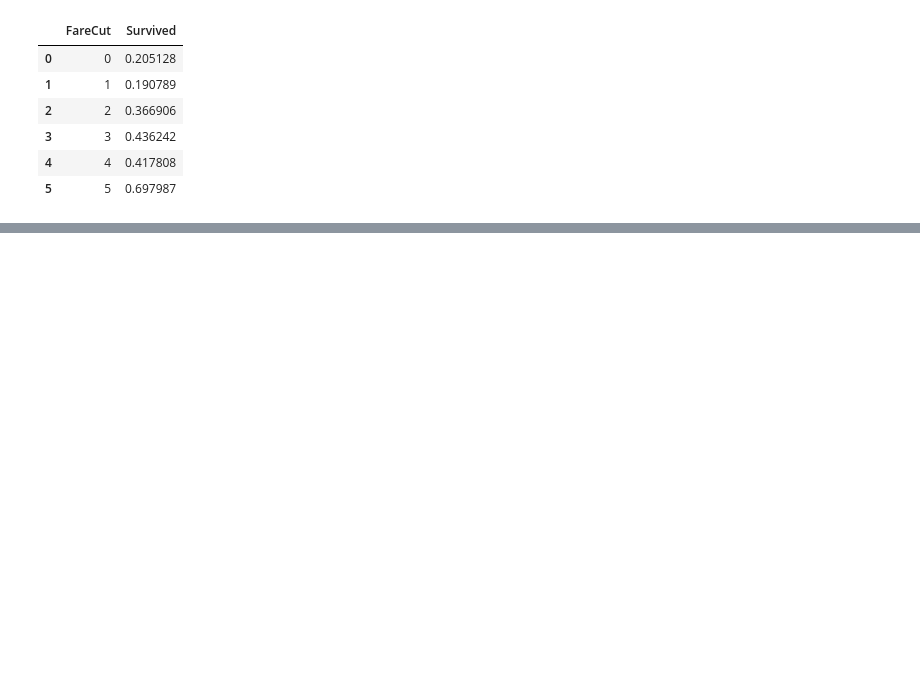
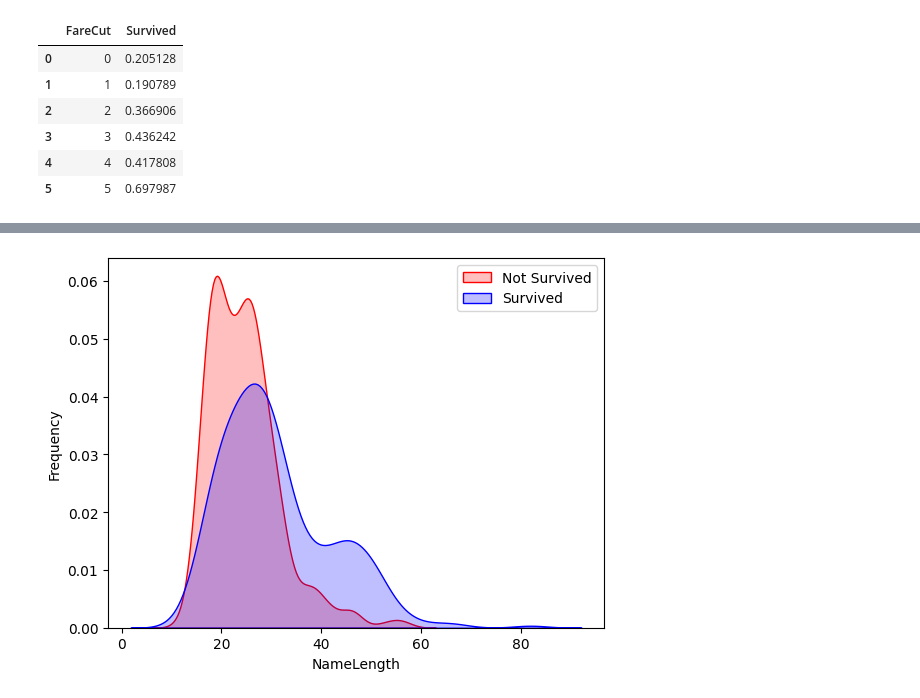
Before and after one commit to raviit244/Kaggle-Titanic, a Jupyter notebook: titanic_pred.ipynb, the cells around one changed output, grey strips where cells are left out. Drawn from its saved outputs; the diff is of its cells as text; code cells hidden in the pictures; blank space fills up the shorter version.

```diff
--- a/titanic_pred.ipynb
+++ b/titanic_pred.ipynb
@@ -229,0 +247,3 @@ train_df.groupby(by=['FareCut'], as_index=False)['Survived'].mean()
+# %%
+train_df['Title'] = train_df['Name'].str.split(",", expand=True)[1].str.split(".", expand=True)[0].apply(lambda x: x.strip())
+test_df['Title'] = test_df['Name'].str.split(",", expand=True)[1].str.split(".", expand=True)[0].apply(lambda x: x.strip())
@@ -229,0 +276,28 @@ train_df.groupby(by=['FareCut'], as_index=False)['Survived'].mean()
+# %%
+train_df['Title'] = train_df['Title'].replace({'Capt': 'Military',
+                                               'Col': 'Military',
+                                               'Major': 'Military',
+                                               'Jonkheer': 'Noble',
+                                               'the Countess': 'Noble',
+                                               'Don': 'Noble',
+                                               'Lady': 'Noble',
+                                               'Sir': 'Noble',
+                                               'Ms': 'Unmarried female',
+                                               'Mlle': 'Unmarried female',
+                                               'Miss': 'Unmarried female',
+                                               'Mme': 'Married female',
+                                               'Mrs': 'Married female'})
+
+test_df['Title'] = test_df['Title'].replace({'Capt': 'Military',
+                                             'Col': 'Military',
+                                             'Major': 'Military',
+                                             'Jonkheer': 'Noble',
+                                             'the Countess': 'Noble',
+                                             'Don': 'Noble',
+                                             'Lady': 'Noble',
+                                             'Sir': 'Noble',
+                                             'Ms': 'Unmarried female',
+                                             'Mlle': 'Unmarried female',
+                                             'Miss': 'Unmarried female',
+                                             'Mme': 'Married female',
+                                             'Mrs': 'Married Female'})
@@ -229,0 +316,11 @@ train_df.groupby(by=['FareCut'], as_index=False)['Survived'].mean()
+# %%
+train_df['NameLength'] = train_df['Name'].apply(lambda x: len(x))
+test_df['NameLength'] = test_df['Name'].apply(lambda x: len(x))
+# %%
+g = sns.kdeplot(train_df['NameLength'][(train_df['Survived']==0) & (train_df['NameLength'].notnull())], color='Red', fill=True)
+g = sns.kdeplot(train_df['NameLength'][(train_df['Survived']==1) & (train_df['NameLength'].notnull())], ax=g, color='Blue', fill=True)
+g.set_xlabel('NameLength')
+g.set_ylabel('Frequency')
+g = g.legend(['Not Survived', 'Survived'])
+# %% [output]
+[figure, added]
```
Also changed, not shown: parts of 8 cells of this notebook.
